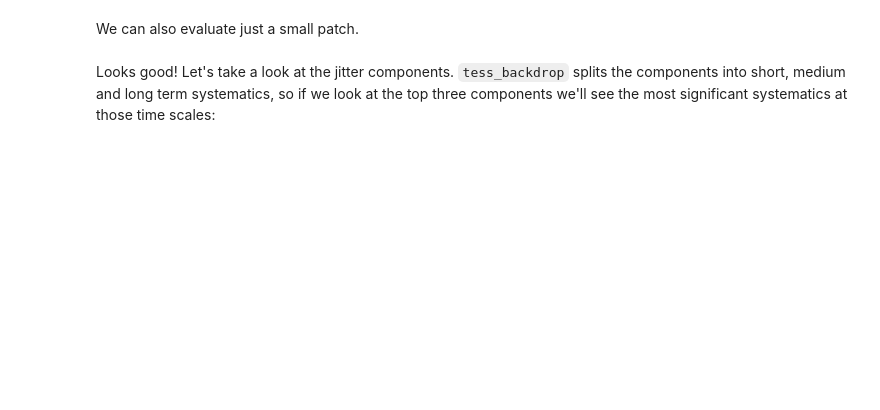
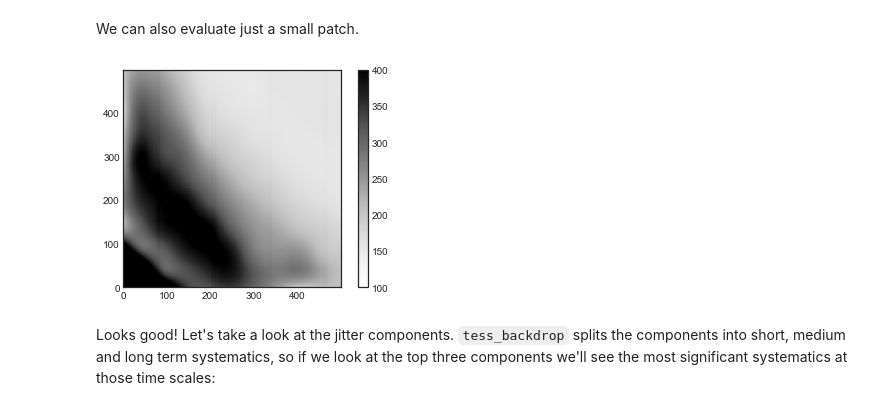
Before and after one commit to SSDataLab/tess-backdrop, a Jupyter notebook: docs/fit-model-example.ipynb, the cells around one changed output. Drawn from its saved outputs; the diff is of its cells as text; code cells hidden in the pictures; blank space fills up the shorter version.

```diff
--- a/docs/fit-model-example.ipynb
+++ b/docs/fit-model-example.ipynb
@@ -90,11 +132,13 @@ We can also evaluate just a small patch.
 # %%
 column, row = np.arange(0, 500), np.arange(0, 500)
 
 # Here we evaluate the model at the first time, and plot it
-model = b.build_correction(column, row, 0)[0]
-plt.pcolormesh(column, row, model, vmin=500, vmax=400);
+model = b.build_model(column, row, 0)[0]
+plt.pcolormesh(column, row, model, vmin=100, vmax=400);
 plt.colorbar()
 plt.gca().set_aspect('equal')
+# %% [output]
+[figure, added]
 # %% [markdown]
 Looks good! Let's take a look at the jitter components. `tess_backdrop` splits the components into short, medium and long term systematics, so if we look at the top three components we'll see the most significant systematics at those time scales:
 # %%
```
Also changed, not shown: parts of 11 cells of this notebook, 13 other files.
